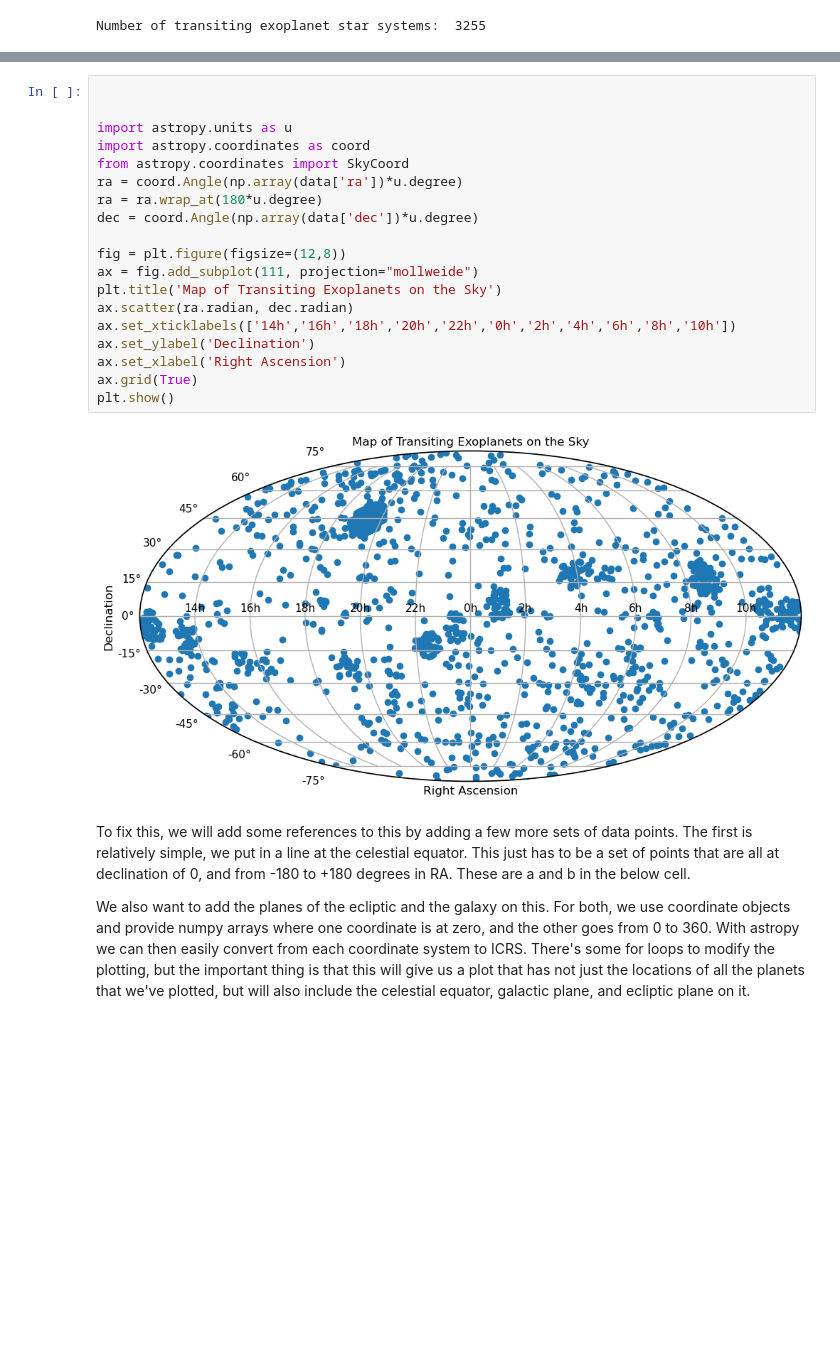
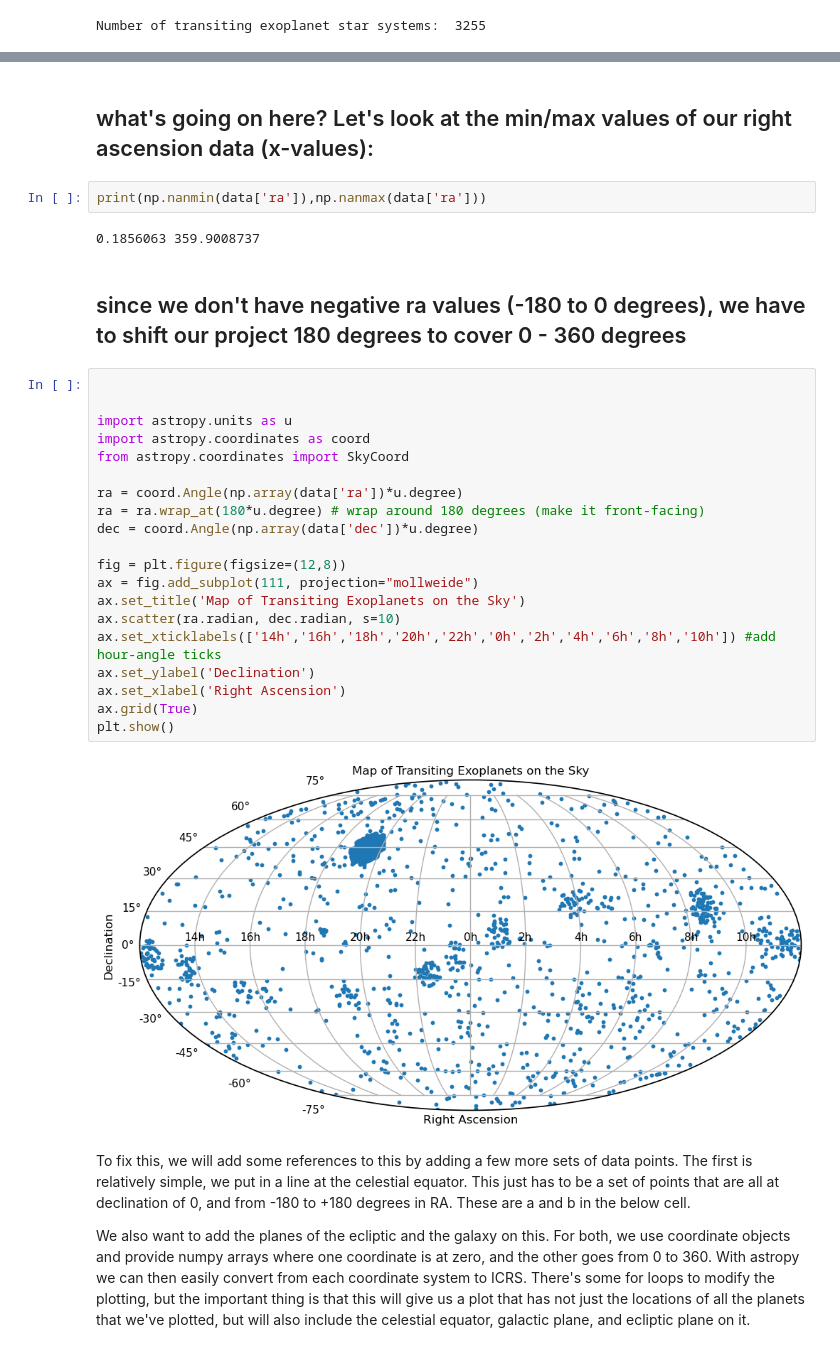
Before and after one commit to daxfeliz/cunybridgebootcamp, a Jupyter notebook: current_and_past_sites/2024_notebooks/Session_05/10_Astropy.ipynb, the cells around one changed output, grey strips where cells are left out. Saved outputs shown, nothing was run; the diff lists cells and outputs as text; blank space fills up the shorter version.

```diff
--- a/current_and_past_sites/2024_notebooks/Session_05/10_Astropy.ipynb
+++ b/current_and_past_sites/2024_notebooks/Session_05/10_Astropy.ipynb
@@ -242,24 +264,33 @@ data.head(3)
+# %% [markdown]
+## what's going on here? Let's look at the min/max values of our right ascension data (x-values):
+# %%
+print(np.nanmin(data['ra']),np.nanmax(data['ra']))
+# %% [output]
+0.1856063 359.9008737
+# %% [markdown]
+## since we don't have negative ra values (-180 to 0 degrees), we have to shift our project 180 degrees to cover 0 - 360 degrees
 # %%
 
 
 import astropy.units as u
 import astropy.coordinates as coord
 from astropy.coordinates import SkyCoord
+
 ra = coord.Angle(np.array(data['ra'])*u.degree)
-ra = ra.wrap_at(180*u.degree)
+ra = ra.wrap_at(180*u.degree) # wrap around 180 degrees (make it front-facing)
 dec = coord.Angle(np.array(data['dec'])*u.degree)
 
 fig = plt.figure(figsize=(12,8))
 ax = fig.add_subplot(111, projection="mollweide")
-plt.title('Map of Transiting Exoplanets on the Sky')
-ax.scatter(ra.radian, dec.radian)
-ax.set_xticklabels(['14h','16h','18h','20h','22h','0h','2h','4h','6h','8h','10h'])
+ax.set_title('Map of Transiting Exoplanets on the Sky')
+ax.scatter(ra.radian, dec.radian, s=10)
+ax.set_xticklabels(['14h','16h','18h','20h','22h','0h','2h','4h','6h','8h','10h']) #add hour-angle ticks
 ax.set_ylabel('Declination')
 ax.set_xlabel('Right Ascension')
 ax.grid(True)
 plt.show()
 # %% [output]
-[figure, old version]
+[figure, new version]
 # %% [markdown]
 To fix this, we will add some references to this by adding a few more sets of data points. The first is relatively simple, we put in a line at the celestial equator. This just has to be a set of points that are all at declination of 0, and from -180 to +180 degrees in RA. These are a and b in the below cell.
 
```
Also changed, not shown: parts of 22 cells of this notebook, 2 other files.
